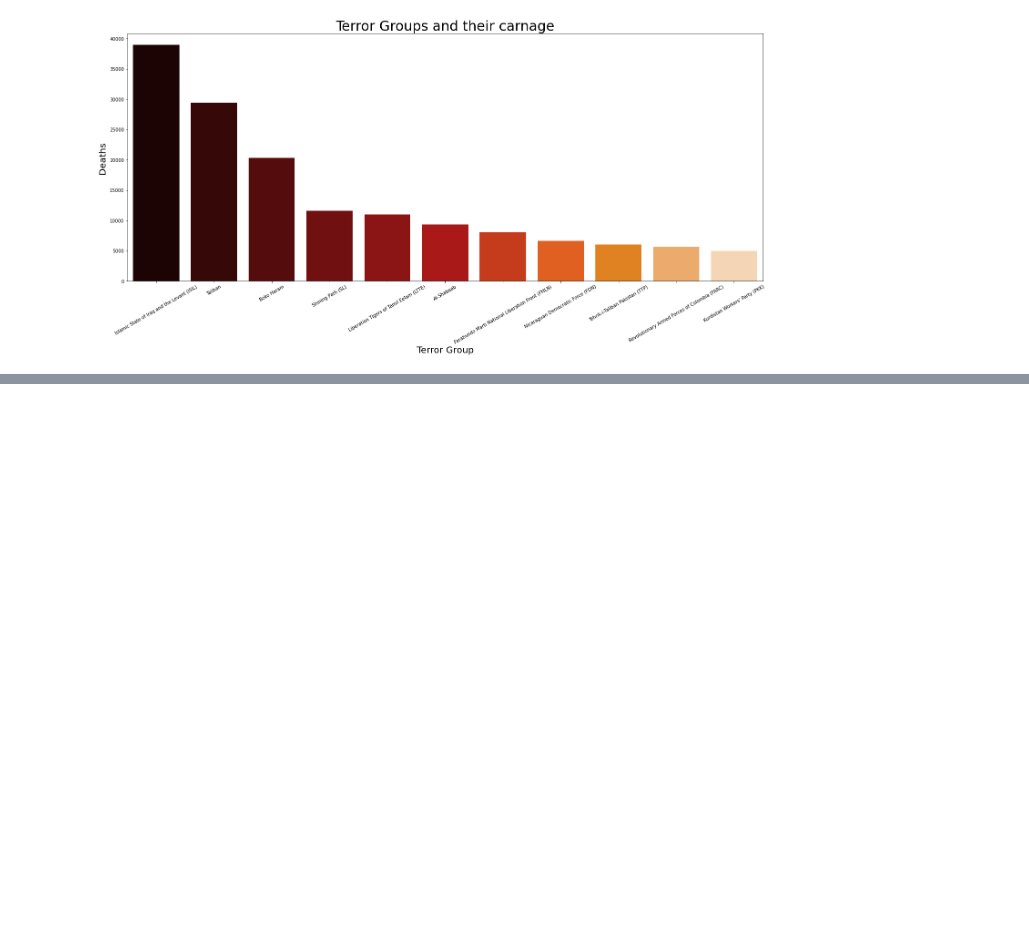
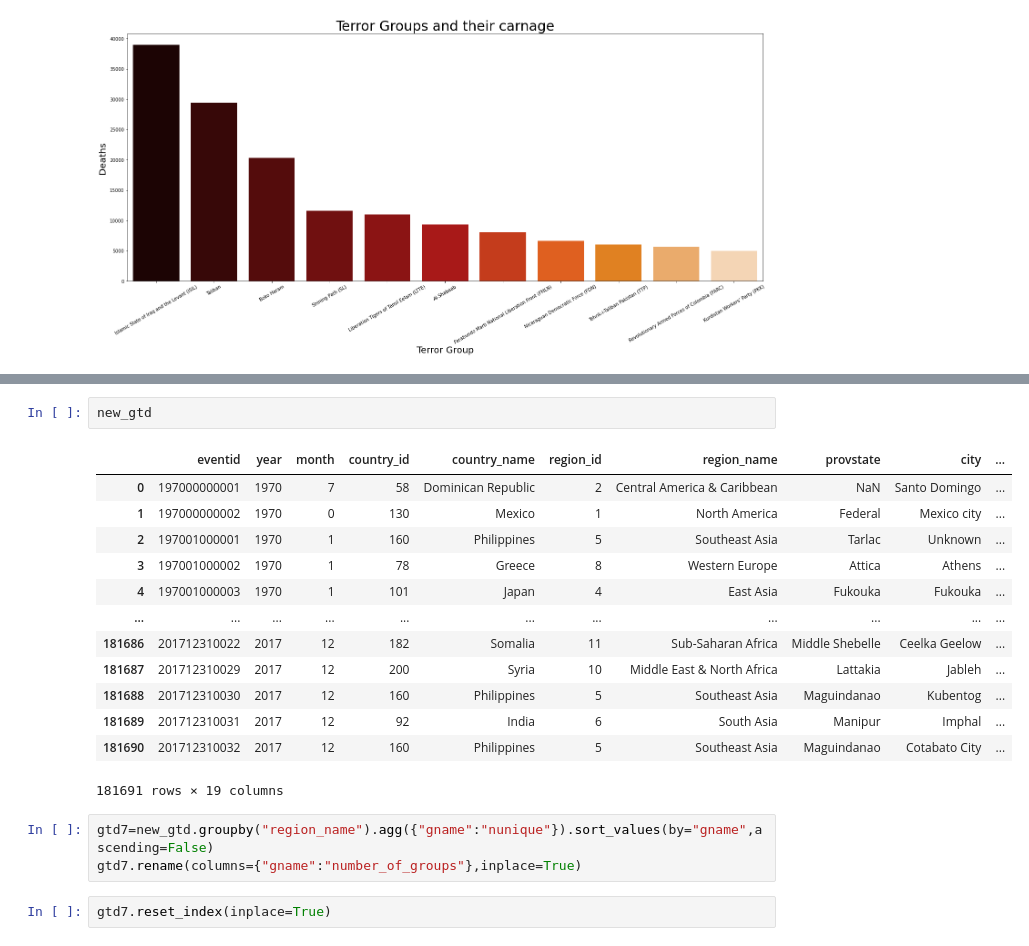
Before and after one commit to VinayR1998/Global-Terrorism-Analysis1, a Jupyter notebook: Vinay_R_EDA_1_GTD.ipynb, the cells around one changed output, grey strips where cells are left out. Cells and saved outputs as stored; diff of their text form; blank space fills up the shorter version.

```diff
--- a/Vinay_R_EDA_1_GTD.ipynb
+++ b/Vinay_R_EDA_1_GTD.ipynb
@@ -285,0 +290,21 @@ plt.show()
+# %%
+new_gtd
+# %% [output]
+|  | eventid | year | month | country_id | country_name | region_id | region_name | provstate | city | ... |
+| 0 | 197000000001 | 1970 | 7 | 58 | Dominican Republic | 2 | Central America & Caribbean | NaN | Santo Domingo | ... |
+| 1 | 197000000002 | 1970 | 0 | 130 | Mexico | 1 | North America | Federal | Mexico city | ... |
+| 2 | 197001000001 | 1970 | 1 | 160 | Philippines | 5 | Southeast Asia | Tarlac | Unknown | ... |
+| 3 | 197001000002 | 1970 | 1 | 78 | Greece | 8 | Western Europe | Attica | Athens | ... |
+| 4 | 197001000003 | 1970 | 1 | 101 | Japan | 4 | East Asia | Fukouka | Fukouka | ... |
+| ... | ... | ... | ... | ... | ... | ... | ... | ... | ... | ... |
+| 181686 | 201712310022 | 2017 | 12 | 182 | Somalia | 11 | Sub-Saharan Africa | Middle Shebelle | Ceelka Geelow | ... |
+| 181687 | 201712310029 | 2017 | 12 | 200 | Syria | 10 | Middle East & North Africa | Lattakia | Jableh | ... |
+| 181688 | 201712310030 | 2017 | 12 | 160 | Philippines | 5 | Southeast Asia | Maguindanao | Kubentog | ... |
+| 181689 | 201712310031 | 2017 | 12 | 92 | India | 6 | South Asia | Manipur | Imphal | ... |
+| 181690 | 201712310032 | 2017 | 12 | 160 | Philippines | 5 | Southeast Asia | Maguindanao | Cotabato City | ... |
+181691 rows × 19 columns
+# %%
+gtd7=new_gtd.groupby("region_name").agg({"gname":"nunique"}).sort_values(by="gname",ascending=False)
+gtd7.rename(columns={"gname":"number_of_groups"},inplace=True)
+# %%
+gtd7.reset_index(inplace=True)
```
Also changed, not shown: parts of 5 cells of this notebook.
